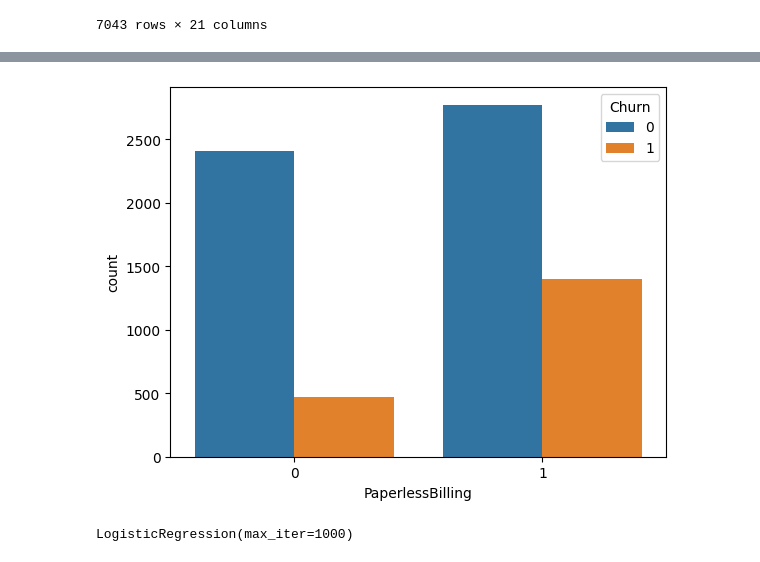
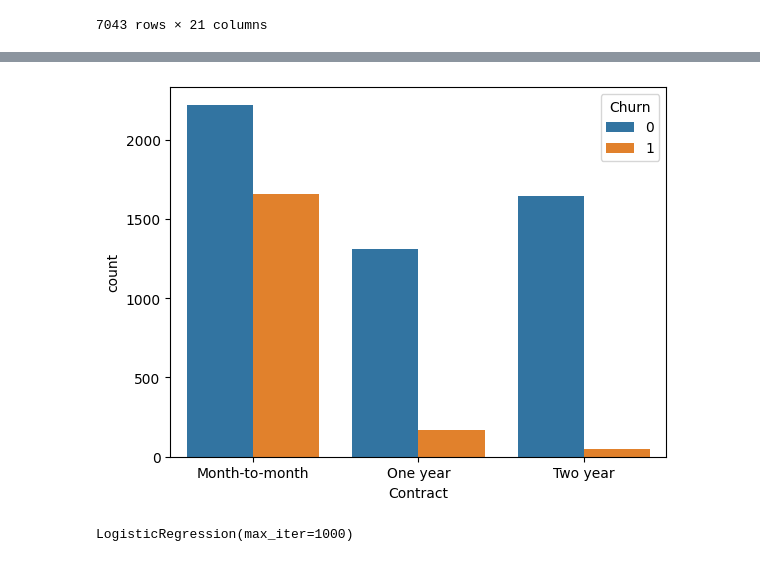
Before and after one commit to Ayushi0214/Python-Library-Codes, a Jupyter notebook: customer churn.ipynb, the cells around one changed output, grey strips where cells are left out. Saved outputs shown, nothing was run; the diff lists cells and outputs as text; code cells hidden in the pictures.

```diff
--- a/customer churn.ipynb
+++ b/customer churn.ipynb
@@ -36,8 +57,8 @@ df["Churn"] = df["Churn"].map({"Yes": 1, "No": 0})
 # %%
-sns.countplot(x  = df["PaperlessBilling"], data = df, hue = df["Churn"])
+sns.countplot(x  = df["Contract"], data = df, hue = df["Churn"])
 plt.show()
 # %% [output]
-[figure, old version]
+[figure, new version]
 # %%
 df["TotalCharges"] = pd.to_numeric(df["TotalCharges"], errors="coerce")
 df["TotalCharges"] = df["TotalCharges"].fillna(df["TotalCharges"].median())
```
Also changed, not shown: parts of 4 cells of this notebook, 3 other files.
